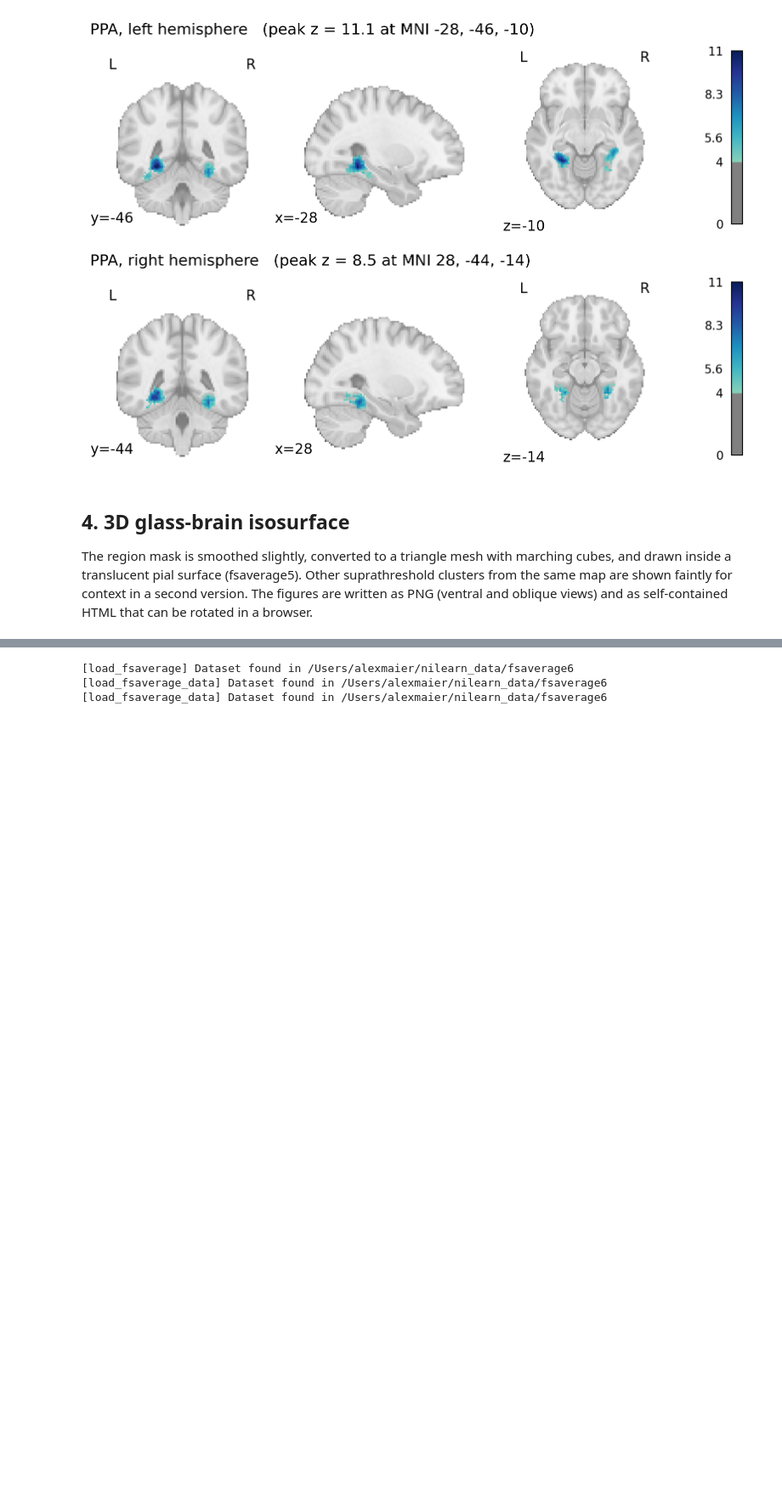
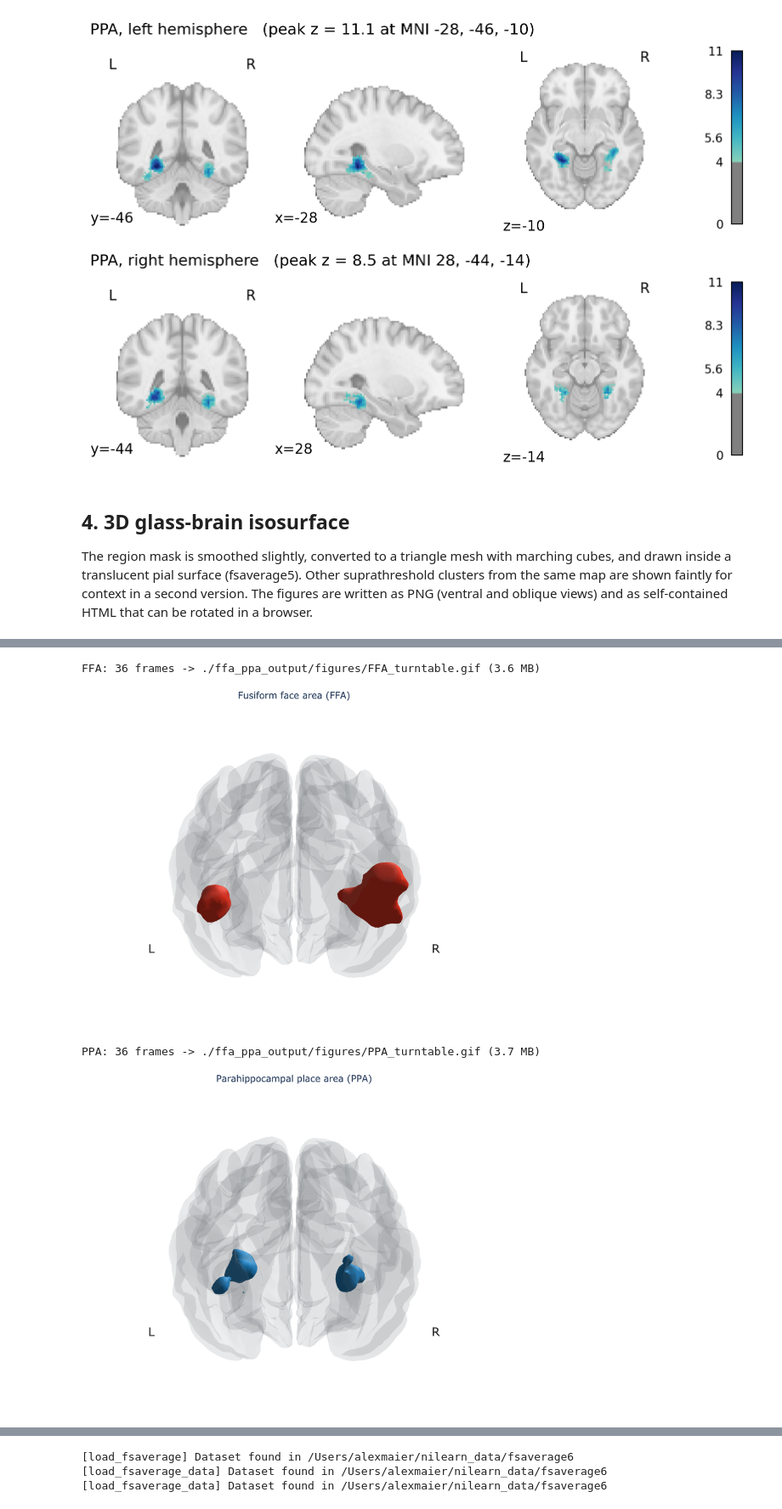
Before and after one commit to maierav/ffa-ppa-public-domain, a Jupyter notebook: ffa_ppa_public_domain.ipynb, the cells around one changed output, grey strips where cells are left out. Shown at 85% size. Saved outputs shown, nothing was run; the diff lists cells and outputs as text; code cells hidden in the pictures; blank space fills up the shorter version.

```diff
--- a/ffa_ppa_public_domain.ipynb
+++ b/ffa_ppa_public_domain.ipynb
@@ -235 +254,37 @@ PPA glass-brain figures written
+# %%
+from PIL import Image as PILImage
+import io
+
+N_FRAMES = 36          # frames per full turn (36 = 10 degrees per frame)
+FRAME_MS = 80          # delay per frame in the GIF
+GIF_SIZE = (800, 640)  # pixels
+ORBIT = dict(radius=1.35, elevation=-0.7, start_deg=-90)   # camera distance, height below horizontal, start angle; adjust freely
+
+def turntable_frames(fig, n_frames=N_FRAMES, radius=1.35, elevation=-0.7, start_deg=-90, size=GIF_SIZE):
+    frames = []
+    for i in range(n_frames):
+        th = np.deg2rad(start_deg + 360.0 * i / n_frames)
+        fig.update_layout(scene_camera=dict(eye=dict(x=radius * np.cos(th), y=radius * np.sin(th), z=elevation), up=dict(x=0, y=0, z=1)),
+                          width=size[0], height=size[1], margin=dict(l=0, r=0, t=30, b=0))
+        frames.append(PILImage.open(io.BytesIO(fig.to_image(format="png", scale=1))).convert("RGB"))
+    return frames
+
+def write_gif(frames, path, frame_ms=FRAME_MS):
+    pal = [f.quantize(colors=256, method=PILImage.Quantize.MEDIANCUT) for f in frames]
+    pal[0].save(path, save_all=True, append_images=pal[1:], duration=frame_ms, loop=0, optimize=False)
+
+for name, r in REGIONS.items():
+    full = {"FFA": "Fusiform face area (FFA)", "PPA": "Parahippocampal place area (PPA)"}[name]
+    fig = glass_brain_figure(name, maps[name], masks[name], r["thr"], r["color"], None, title=full)
+    frames = turntable_frames(fig, **ORBIT)
+    out = os.path.join(FIG_DIR, f"{name}_turntable.gif")
+    write_gif(frames, out)
+    print(f"{name}: {len(frames)} frames -> {out} ({os.path.getsize(out)/1e6:.1f} MB)")
+    preview = os.path.join(FIG_DIR, f"{name}_turntable_frame00.png"); frames[0].save(preview)
+    display(Image(preview, width=500))   # the GIF itself is on disk; only one frame is embedded here to keep the notebook small
+# %% [output]
+FFA: 36 frames -> ./ffa_ppa_output/figures/FFA_turntable.gif (3.6 MB)
+[figure, added]
+PPA: 36 frames -> ./ffa_ppa_output/figures/PPA_turntable.gif (3.7 MB)
+[figure, added]
 # %% [markdown]
```
Also changed, not shown: parts of 11 cells of this notebook, 19 other files.
